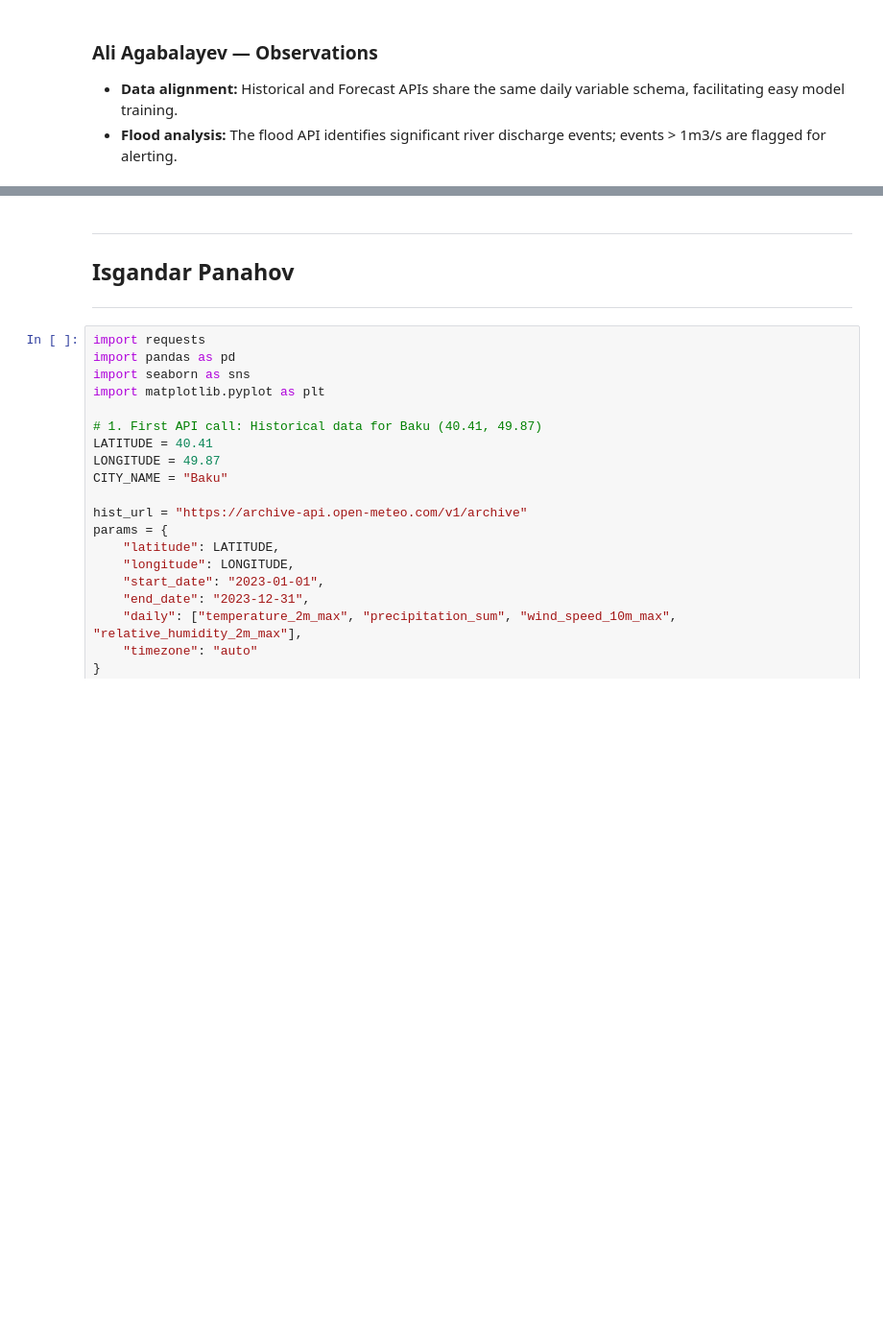
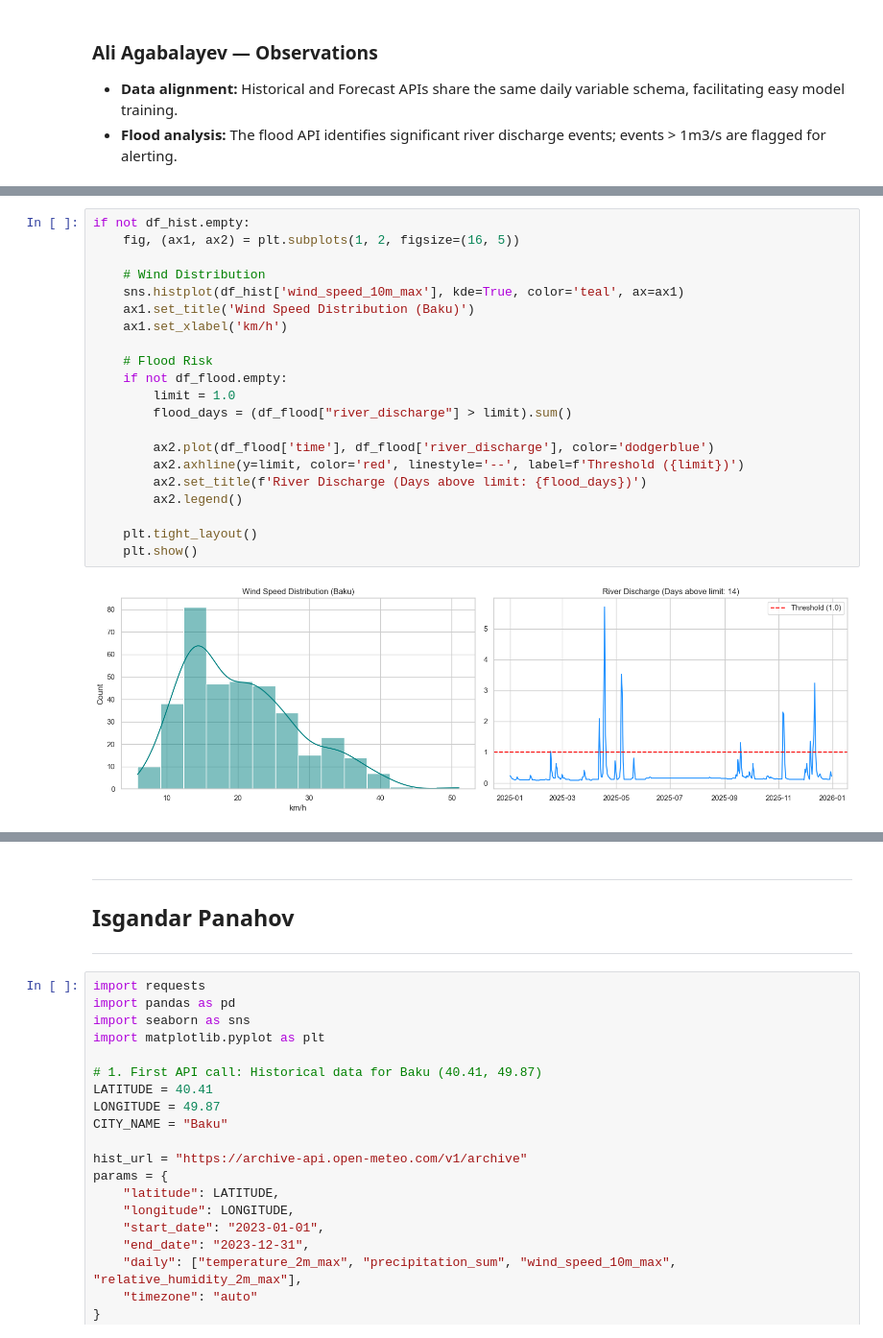
Before and after one commit to AliAgabalayev/Baku-Sentinel-Advanced-Flash-Flood-Forecasting-System, a Jupyter notebook: notebooks/day_01_exploration.ipynb, the cells around one changed output, grey strips where cells are left out. Shown at 96% size. Drawn from its saved outputs; the diff is of its cells as text; blank space fills up the shorter version.

```diff
--- a/notebooks/day_01_exploration.ipynb
+++ b/notebooks/day_01_exploration.ipynb
@@ -130,0 +217,23 @@ flood_days_above_limit
+# %%
+if not df_hist.empty:
+    fig, (ax1, ax2) = plt.subplots(1, 2, figsize=(16, 5))
+
+    # Wind Distribution
+    sns.histplot(df_hist['wind_speed_10m_max'], kde=True, color='teal', ax=ax1)
+    ax1.set_title('Wind Speed Distribution (Baku)')
+    ax1.set_xlabel('km/h')
+
+    # Flood Risk
+    if not df_flood.empty:
+        limit = 1.0
+        flood_days = (df_flood["river_discharge"] > limit).sum()
+
+        ax2.plot(df_flood['time'], df_flood['river_discharge'], color='dodgerblue')
+        ax2.axhline(y=limit, color='red', linestyle='--', label=f'Threshold ({limit})')
+        ax2.set_title(f'River Discharge (Days above limit: {flood_days})')
+        ax2.legend()
+
+    plt.tight_layout()
+    plt.show()
+# %% [output]
+[figure, added]
```
Also changed, not shown: parts of 11 cells of this notebook.
